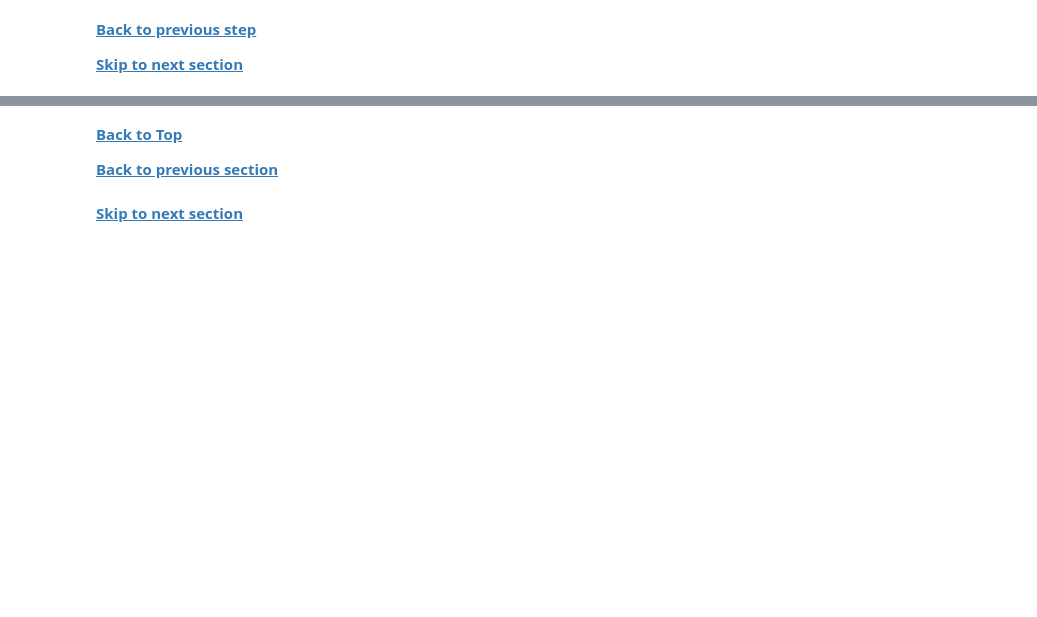
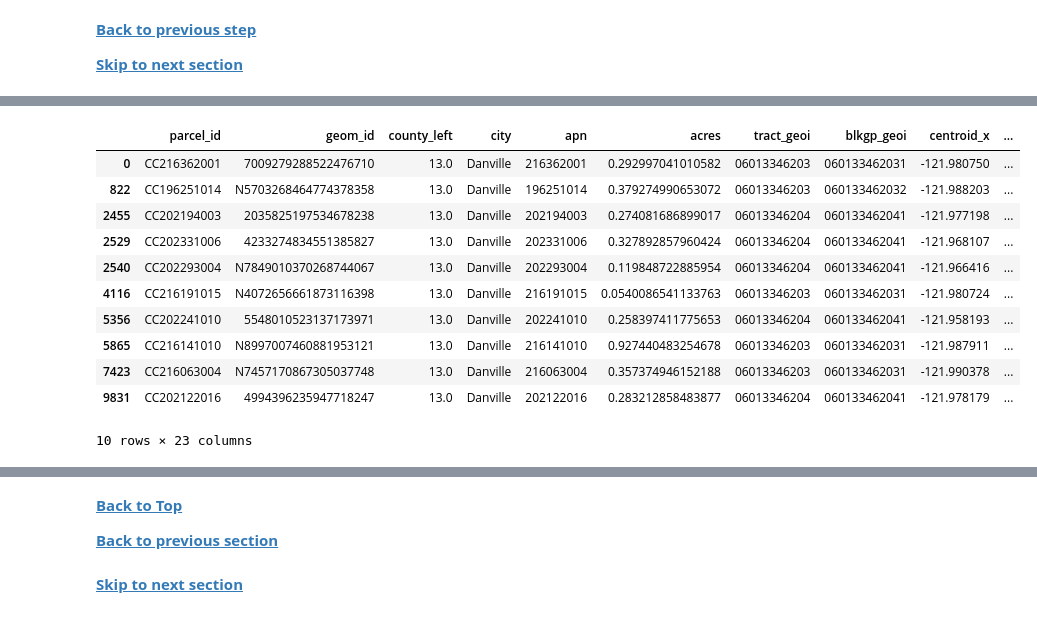
Before and after one commit to BayAreaMetro/Data-Analysis-Projects, a Jupyter notebook: housing-element-prescreening/scripts/GEO - 4-7. Pre-Screening-Data-Processing.ipynb, the cells around one changed output, grey strips where cells are left out. Cells and saved outputs as stored; diff of their text form; code cells hidden in the pictures; blank space fills up the shorter version.

```diff
--- a/housing-element-prescreening/scripts/GEO - 4-7. Pre-Screening-Data-Processing.ipynb
+++ b/housing-element-prescreening/scripts/GEO - 4-7. Pre-Screening-Data-Processing.ipynb
@@ -761,0 +868,10 @@ Result of this step: Add **vmt** field to Socrata dataset
+# %%
+#Sum persons and vmt by taz
+vmt_sum = (vmt[['taz','freq','vmt_total']].groupby('taz')
+           .agg({'freq':'sum',
+                 'vmt_total':'sum'})
+           .rename(columns={'freq':'population'})
+           .reset_index())
+# %%
+#Create column for avg vmt per taz
+vmt_sum['avg_vmt'] = vmt_sum['vmt_total']/vmt_sum['population']
@@ -761,0 +887,6 @@ Result of this step: Add **vmt** field to Socrata dataset
+# %%
+#join VMT data to TAZ
+taz_vmt_geo = pd.merge(taz,
+                   vmt_sum,
+                   on='taz',
+                   how='left')
@@ -761,0 +924,21 @@ Result of this step: Add **vmt** field to Socrata dataset
+# %%
+#Spatially join parcel centroids and taz_vmt data
+taz_vmt_parcels_centroid = gp.sjoin(parcels_centroid,
+                                    taz_vmt_geo,
+                                    how='inner',
+                                    op='intersects')
+# %%
+taz_vmt_parcels_centroid.head(10)
+# %% [output]
+|  | parcel_id | geom_id | county_left | city | apn | acres | tract_geoi | blkgp_geoi | centroid_x | ... |
+| 0 | CC216362001 | 7009279288522476710 | 13.0 | Danville | 216362001 | 0.292997041010582 | 06013346203 | 060133462031 | -121.980750 | ... |
+| 822 | CC196251014 | N5703268464774378358 | 13.0 | Danville | 196251014 | 0.379274990653072 | 06013346203 | 060133462032 | -121.988203 | ... |
+| 2455 | CC202194003 | 2035825197534678238 | 13.0 | Danville | 202194003 | 0.274081686899017 | 06013346204 | 060133462041 | -121.977198 | ... |
+| 2529 | CC202331006 | 4233274834551385827 | 13.0 | Danville | 202331006 | 0.327892857960424 | 06013346204 | 060133462041 | -121.968107 | ... |
+| 2540 | CC202293004 | N7849010370268744067 | 13.0 | Danville | 202293004 | 0.119848722885954 | 06013346204 | 060133462041 | -121.966416 | ... |
+| 4116 | CC216191015 | N4072656661873116398 | 13.0 | Danville | 216191015 | 0.0540086541133763 | 06013346203 | 060133462031 | -121.980724 | ... |
+| 5356 | CC202241010 | 5548010523137173971 | 13.0 | Danville | 202241010 | 0.258397411775653 | 06013346204 | 060133462041 | -121.958193 | ... |
+| 5865 | CC216141010 | N8997007460881953121 | 13.0 | Danville | 216141010 | 0.927440483254678 | 06013346203 | 060133462031 | -121.987911 | ... |
+| 7423 | CC216063004 | N7457170867305037748 | 13.0 | Danville | 216063004 | 0.357374946152188 | 06013346203 | 060133462031 | -121.990378 | ... |
+| 9831 | CC202122016 | 4994396235947718247 | 13.0 | Danville | 202122016 | 0.283212858483877 | 06013346204 | 060133462041 | -121.978179 | ... |
+10 rows × 23 columns
```
Also changed, not shown: parts of 24 cells of this notebook.
